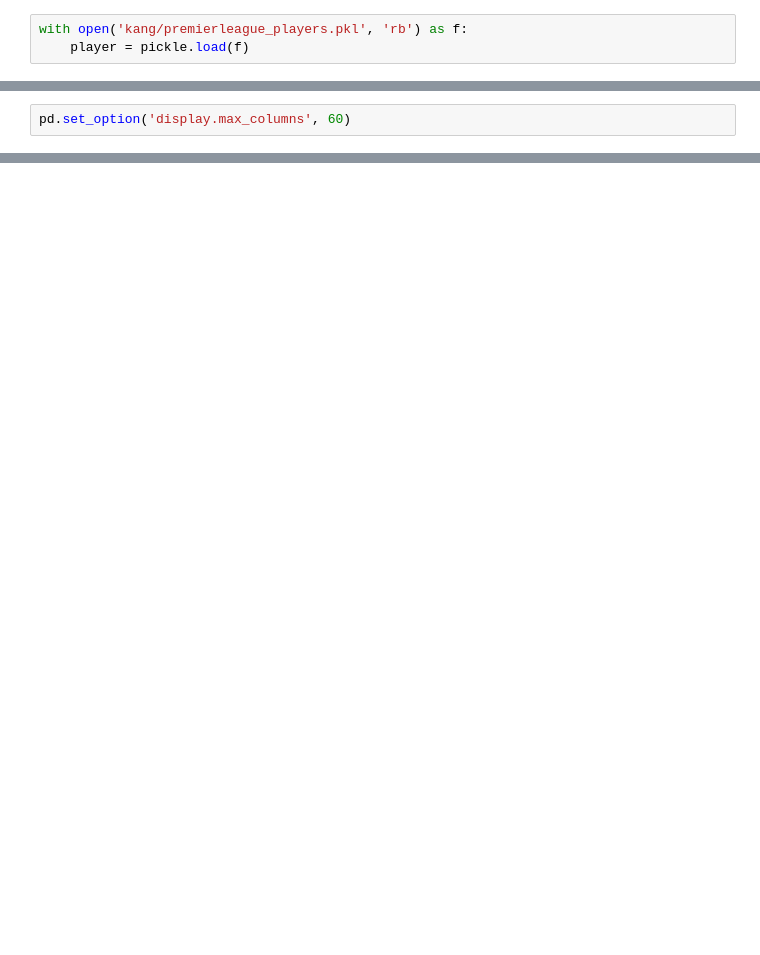
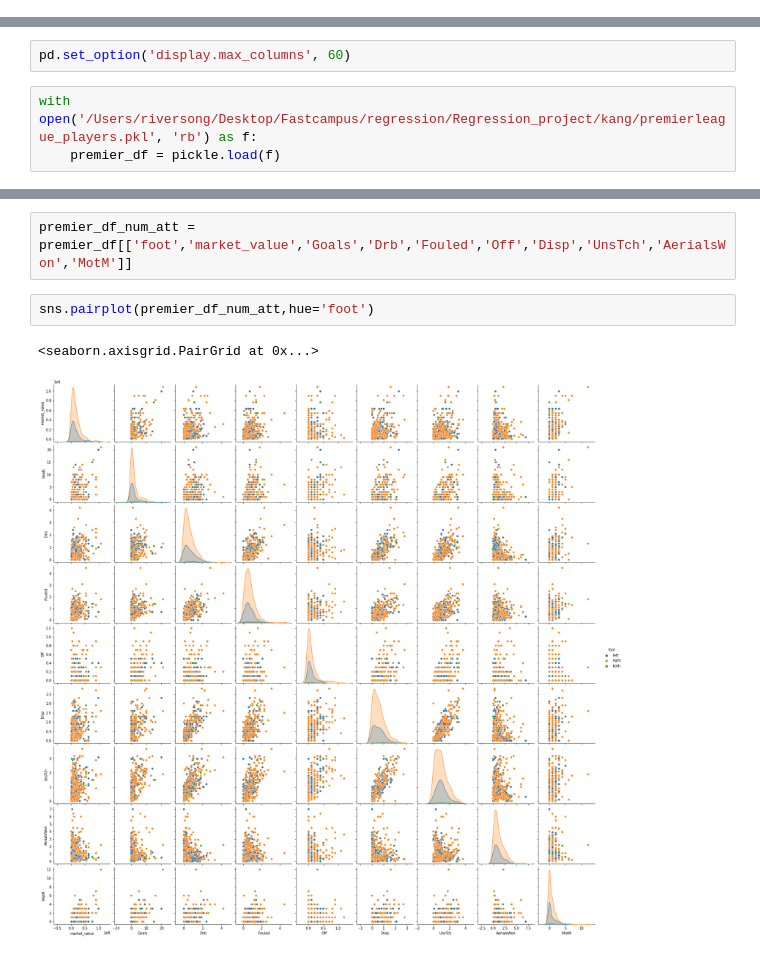
Before and after one commit to dss-17th/reg-repo-8, a Jupyter notebook: kang/5_6__.ipynb, the cells around one changed output, grey strips where cells are left out. Saved outputs shown, nothing was run; the diff lists cells and outputs as text; blank space fills up the shorter version.

```diff
--- a/kang/5_6__.ipynb
+++ b/kang/5_6__.ipynb
@@ -4,3 +0,0 @@ import pandas as pd
-# %%
-with open('kang/premierleague_players.pkl', 'rb') as f:
-    player = pickle.load(f)
@@ -65,2 +18,5 @@ Name: Rating_y, Length: 516, dtype: float64>
 # %%
 pd.set_option('display.max_columns', 60)
+# %%
+with open('/Users/riversong/Desktop/Fastcampus/regression/Regression_project/kang/premierleague_players.pkl', 'rb') as f:
+    premier_df = pickle.load(f)
@@ -66,0 +82,7 @@ pd.set_option('display.max_columns', 60)
+# %%
+premier_df_num_att = premier_df[['foot','market_value','Goals','Drb','Fouled','Off','Disp','UnsTch','AerialsWon','MotM']]
+# %%
+sns.pairplot(premier_df_num_att,hue='foot')
+# %% [output]
+<seaborn.axisgrid.PairGrid at 0x...>
+[figure, added]
```
Also changed, not shown: parts of 33 cells of this notebook, 2 other files.
